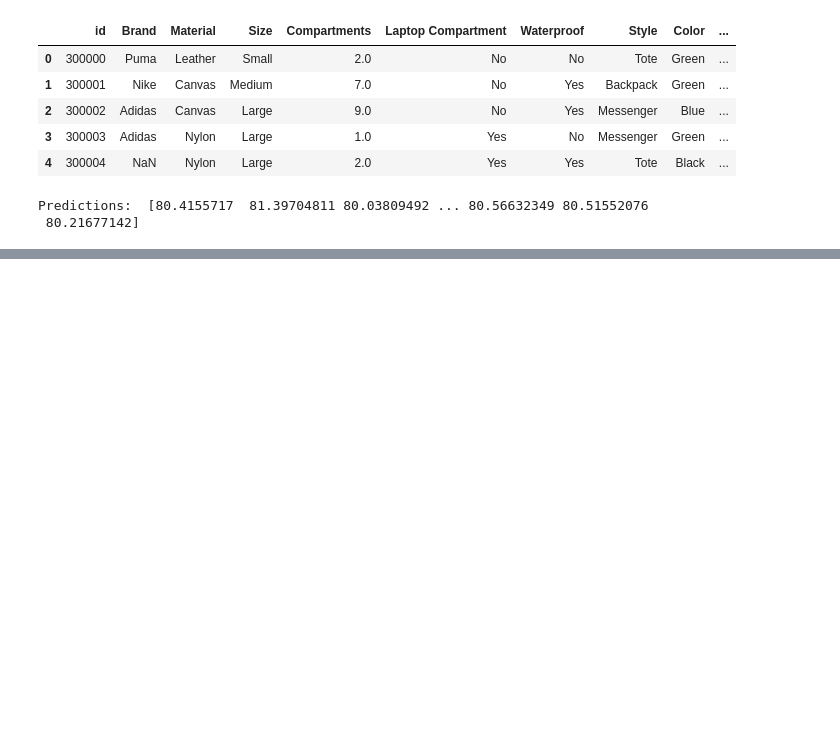
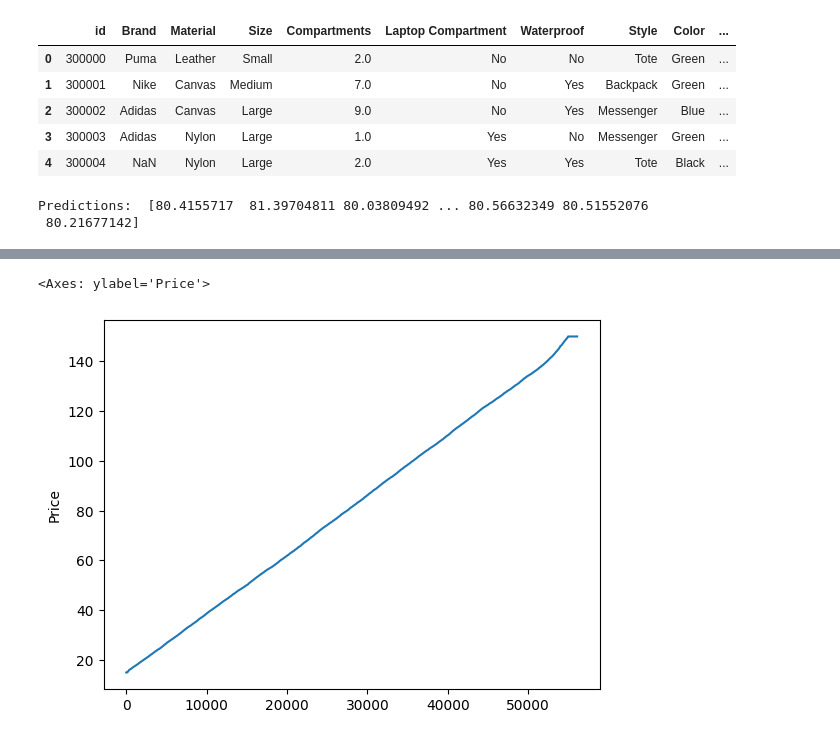
Before and after one commit to tengkumuazabs/my-portfolio, a Jupyter notebook: python-projects/kaggle/backpack-price-prediction/main.ipynb, the cells around one changed output, grey strips where cells are left out. Saved outputs shown, nothing was run; the diff lists cells and outputs as text; code cells hidden in the pictures; blank space fills up the shorter version.

```diff
--- a/python-projects/kaggle/backpack-price-prediction/main.ipynb
+++ b/python-projects/kaggle/backpack-price-prediction/main.ipynb
@@ -270,0 +300,5 @@ test.join(result)[['id', 'Price']].to_csv('submission.csv', index=False)
+# %%
+sns.lineplot(train[train.Brand == 'Jansport'].sort_values('Price'), x=range(1, len(train[train.Brand == 'Jansport'].sort_values('Price')) + 1), y='Price')
+# %% [output]
+<Axes: ylabel='Price'>
+[figure, added]
```
Also changed, not shown: parts of 5 cells of this notebook, 2 other files.
